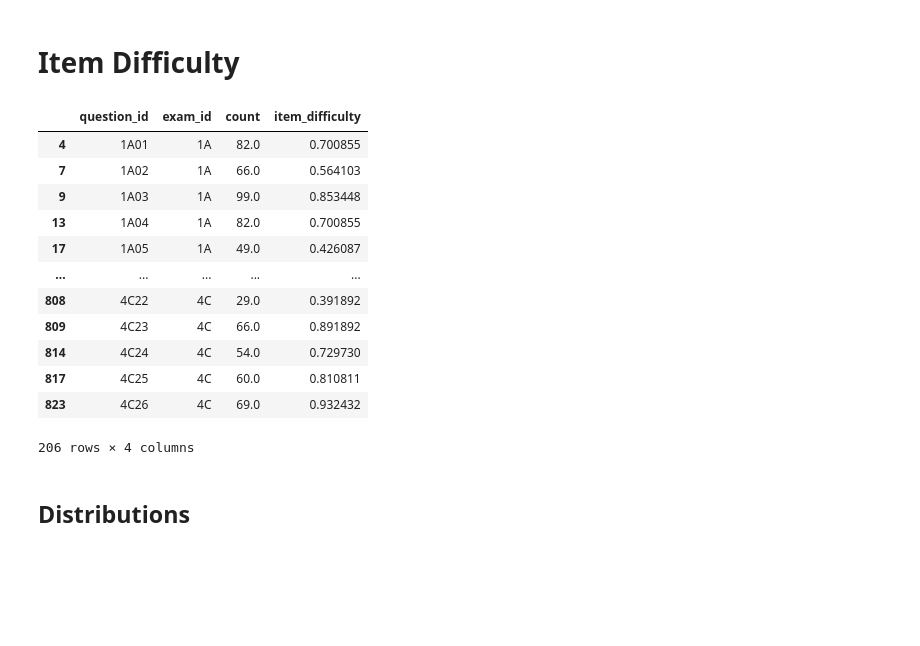
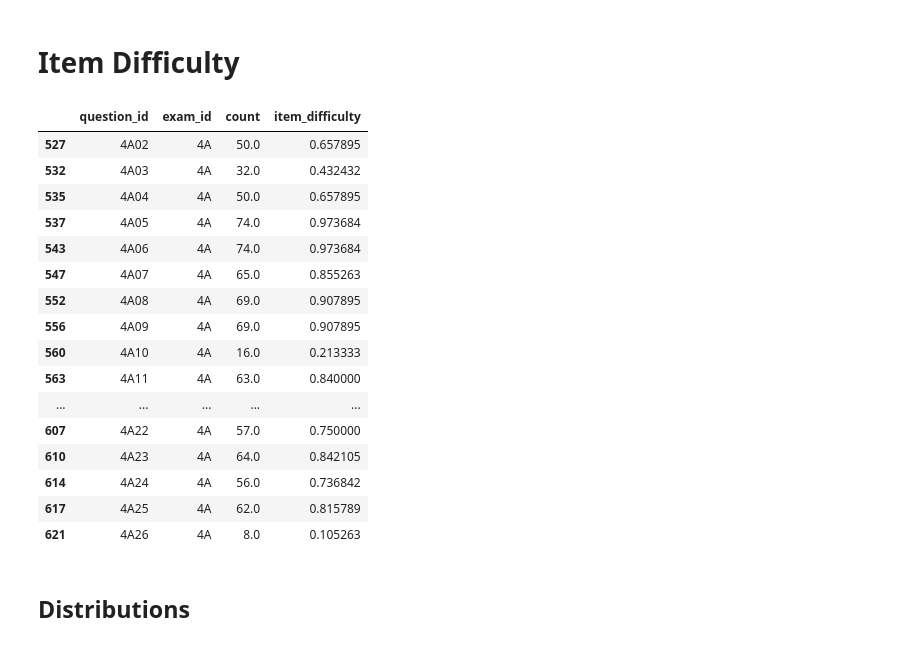
Before and after one commit to russell-jeter/CollegeAlgebraLSLTAnalysis, a Jupyter notebook: data_analysis_workbook.ipynb, the cells around one changed output. Saved outputs shown, nothing was run; the diff lists cells and outputs as text; code cells hidden in the pictures; blank space fills up the shorter version.

```diff
--- a/data_analysis_workbook.ipynb
+++ b/data_analysis_workbook.ipynb
@@ -255,24 +255,28 @@ for key in effective_distractor_count_dict.keys():
 # %%
 item_difficulty_frame = distractor_selection_counts[distractor_selection_counts["is_distractor"] == 0]
 
 item_difficulty_frame = item_difficulty_frame[["question_id", "exam_id", "count", "percent"]]
 item_difficulty_frame = item_difficulty_frame.rename(columns = {"percent": "item_difficulty"})
 
-item_difficulty_frame[item_difficulty_frame["exam_id"].isin(["4a"])]
+item_difficulty_frame[item_difficulty_frame["exam_id"].isin(["4A"])]
 # %% [output]
 |  | question_id | exam_id | count | item_difficulty |
-| 4 | 1A01 | 1A | 82.0 | 0.700855 |
-| 7 | 1A02 | 1A | 66.0 | 0.564103 |
-| 9 | 1A03 | 1A | 99.0 | 0.853448 |
-| 13 | 1A04 | 1A | 82.0 | 0.700855 |
-| 17 | 1A05 | 1A | 49.0 | 0.426087 |
+| 527 | 4A02 | 4A | 50.0 | 0.657895 |
+| 532 | 4A03 | 4A | 32.0 | 0.432432 |
+| 535 | 4A04 | 4A | 50.0 | 0.657895 |
+| 537 | 4A05 | 4A | 74.0 | 0.973684 |
+| 543 | 4A06 | 4A | 74.0 | 0.973684 |
+| 547 | 4A07 | 4A | 65.0 | 0.855263 |
+| 552 | 4A08 | 4A | 69.0 | 0.907895 |
+| 556 | 4A09 | 4A | 69.0 | 0.907895 |
+| 560 | 4A10 | 4A | 16.0 | 0.213333 |
+| 563 | 4A11 | 4A | 63.0 | 0.840000 |
 | ... | ... | ... | ... | ... |
-| 808 | 4C22 | 4C | 29.0 | 0.391892 |
-| 809 | 4C23 | 4C | 66.0 | 0.891892 |
-| 814 | 4C24 | 4C | 54.0 | 0.729730 |
-| 817 | 4C25 | 4C | 60.0 | 0.810811 |
-| 823 | 4C26 | 4C | 69.0 | 0.932432 |
+| 607 | 4A22 | 4A | 57.0 | 0.750000 |
+| 610 | 4A23 | 4A | 64.0 | 0.842105 |
+| 614 | 4A24 | 4A | 56.0 | 0.736842 |
+| 617 | 4A25 | 4A | 62.0 | 0.815789 |
+| 621 | 4A26 | 4A | 8.0 | 0.105263 |
-206 rows × 4 columns
 # %% [markdown]
 ## Distributions
 # %%
```
Also changed, not shown: parts of 2 cells of this notebook.
